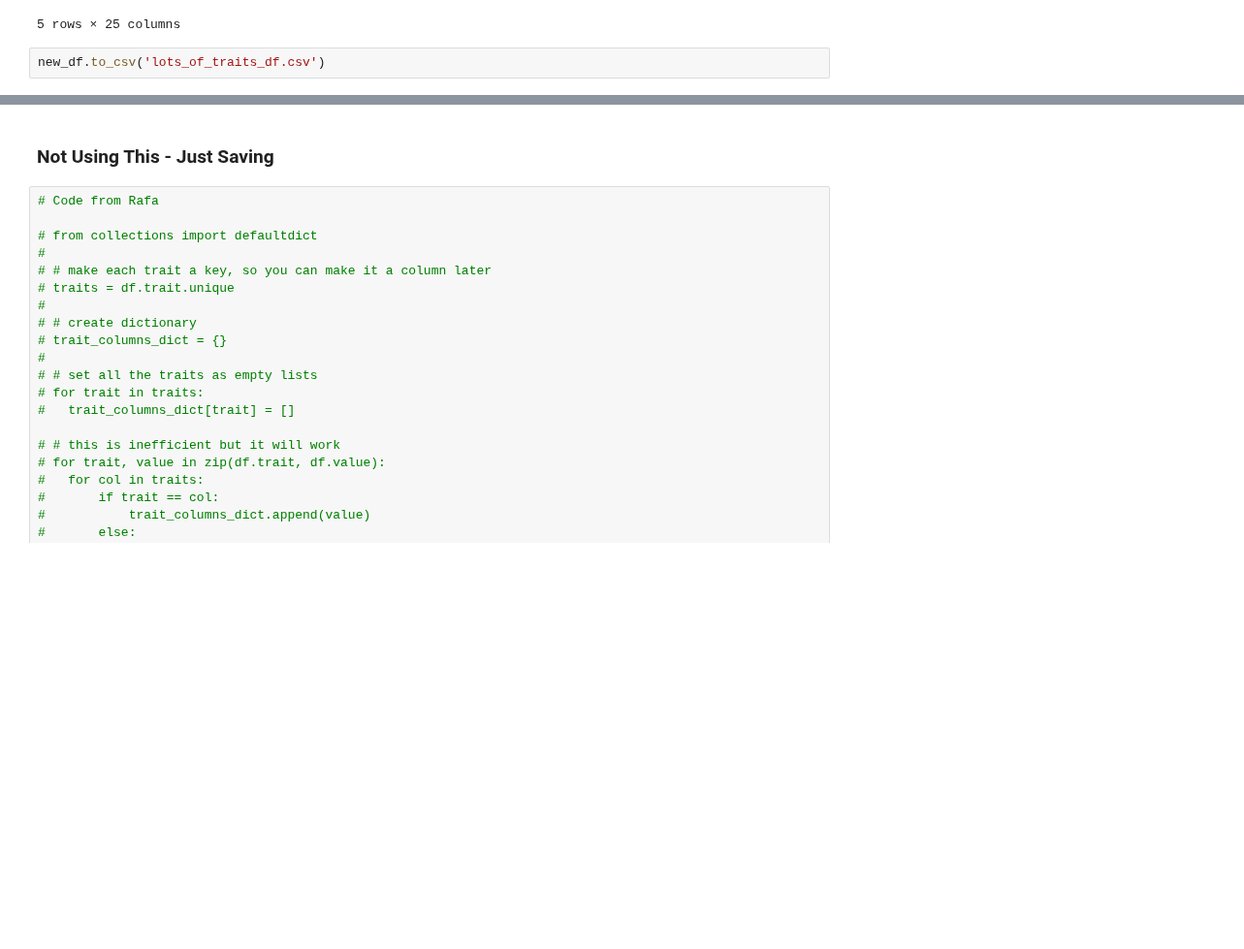
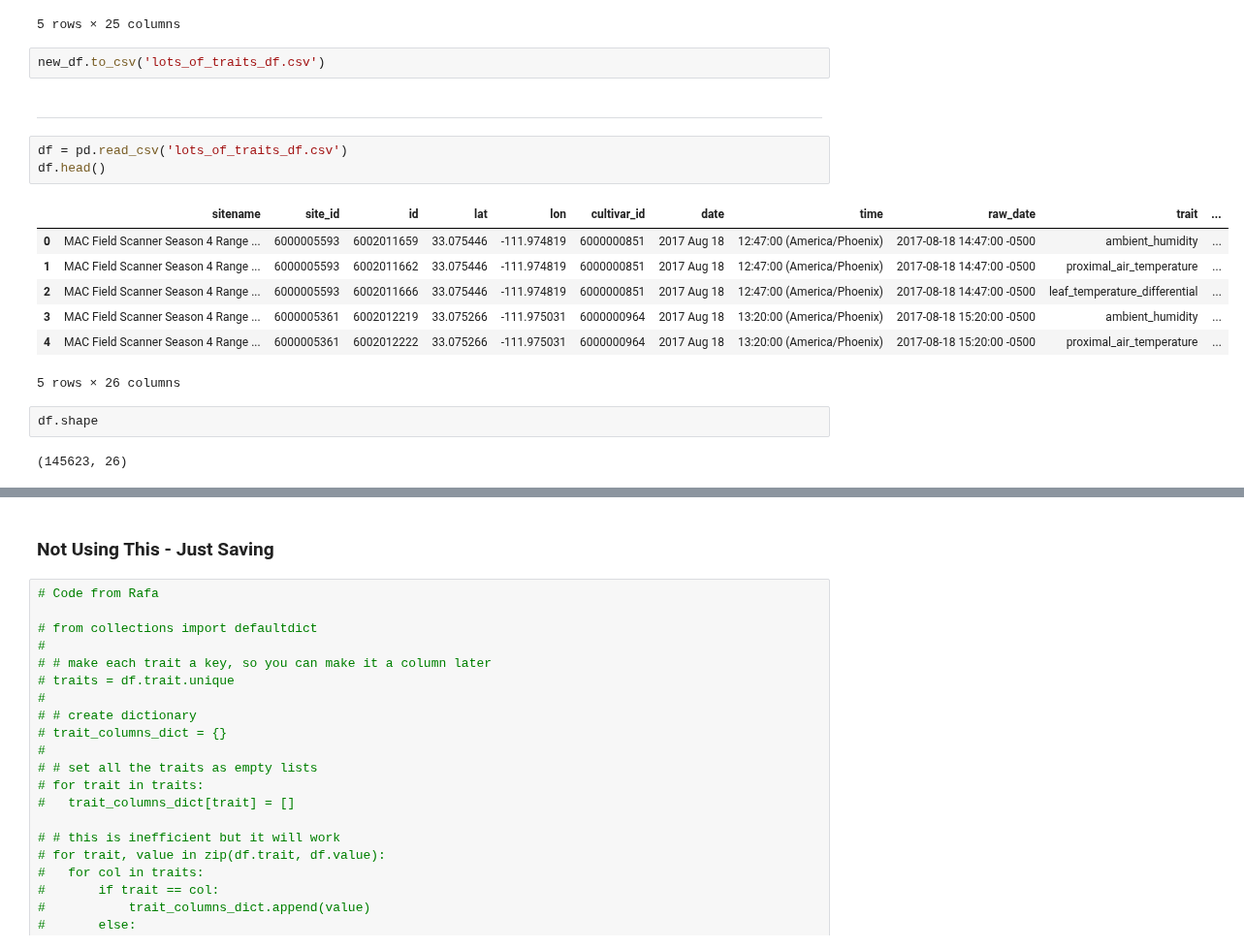
Before and after one commit to genophenoenvo/terraref-datasets, a Jupyter notebook: notebooks/season_4_pheno_table_2.ipynb, the cells around one changed output, grey strips where cells are left out. Shown at 97% size. Saved outputs shown, nothing was run; the diff lists cells and outputs as text; blank space fills up the shorter version.

```diff
--- a/notebooks/season_4_pheno_table_2.ipynb
+++ b/notebooks/season_4_pheno_table_2.ipynb
@@ -424,3 +424,20 @@ new_df.head()
 5 rows × 25 columns
 # %%
 new_df.to_csv('lots_of_traits_df.csv')
+# %% [markdown]
+******
+# %%
+df = pd.read_csv('lots_of_traits_df.csv')
+df.head()
+# %% [output]
+|  | sitename | site_id | id | lat | lon | cultivar_id | date | time | raw_date | trait | ... |
+| 0 | MAC Field Scanner Season 4 Range ... | 6000005593 | 6002011659 | 33.075446 | -111.974819 | 6000000851 | 2017 Aug 18 | 12:47:00 (America/Phoenix) | 2017-08-18 14:47:00 -0500 | ambient_humidity | ... |
+| 1 | MAC Field Scanner Season 4 Range ... | 6000005593 | 6002011662 | 33.075446 | -111.974819 | 6000000851 | 2017 Aug 18 | 12:47:00 (America/Phoenix) | 2017-08-18 14:47:00 -0500 | proximal_air_temperature | ... |
+| 2 | MAC Field Scanner Season 4 Range ... | 6000005593 | 6002011666 | 33.075446 | -111.974819 | 6000000851 | 2017 Aug 18 | 12:47:00 (America/Phoenix) | 2017-08-18 14:47:00 -0500 | leaf_temperature_differential | ... |
+| 3 | MAC Field Scanner Season 4 Range ... | 6000005361 | 6002012219 | 33.075266 | -111.975031 | 6000000964 | 2017 Aug 18 | 13:20:00 (America/Phoenix) | 2017-08-18 15:20:00 -0500 | ambient_humidity | ... |
+| 4 | MAC Field Scanner Season 4 Range ... | 6000005361 | 6002012222 | 33.075266 | -111.975031 | 6000000964 | 2017 Aug 18 | 13:20:00 (America/Phoenix) | 2017-08-18 15:20:00 -0500 | proximal_air_temperature | ... |
+5 rows × 26 columns
+# %%
+df.shape
+# %% [output]
+(145623, 26)
```
Also changed, not shown: parts of 10 cells of this notebook.
